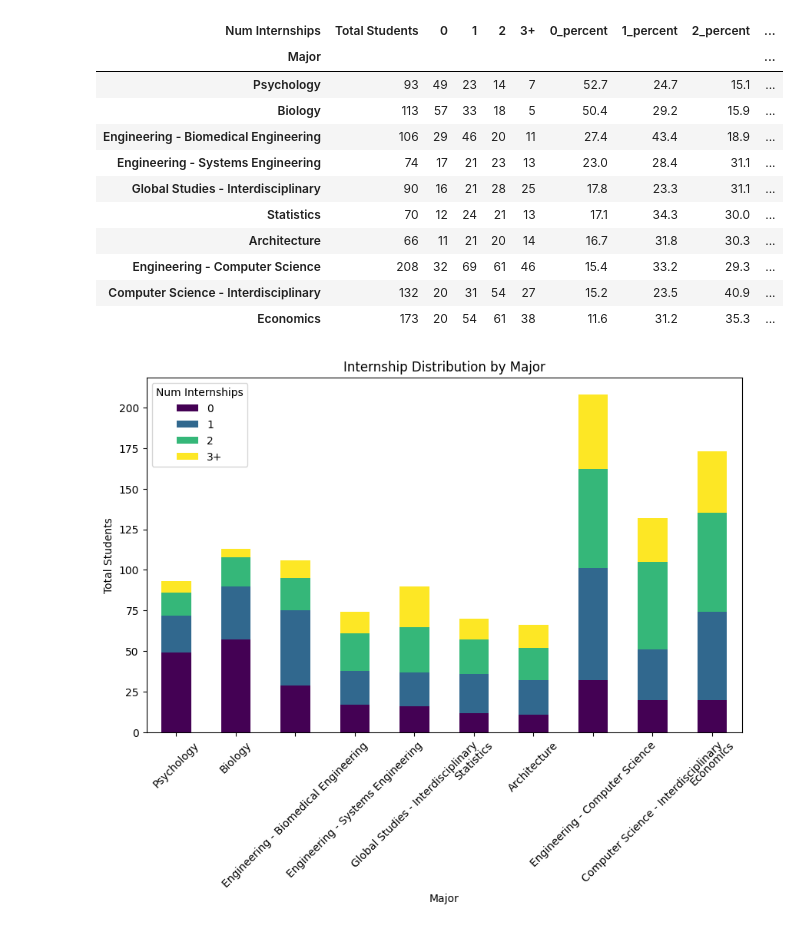
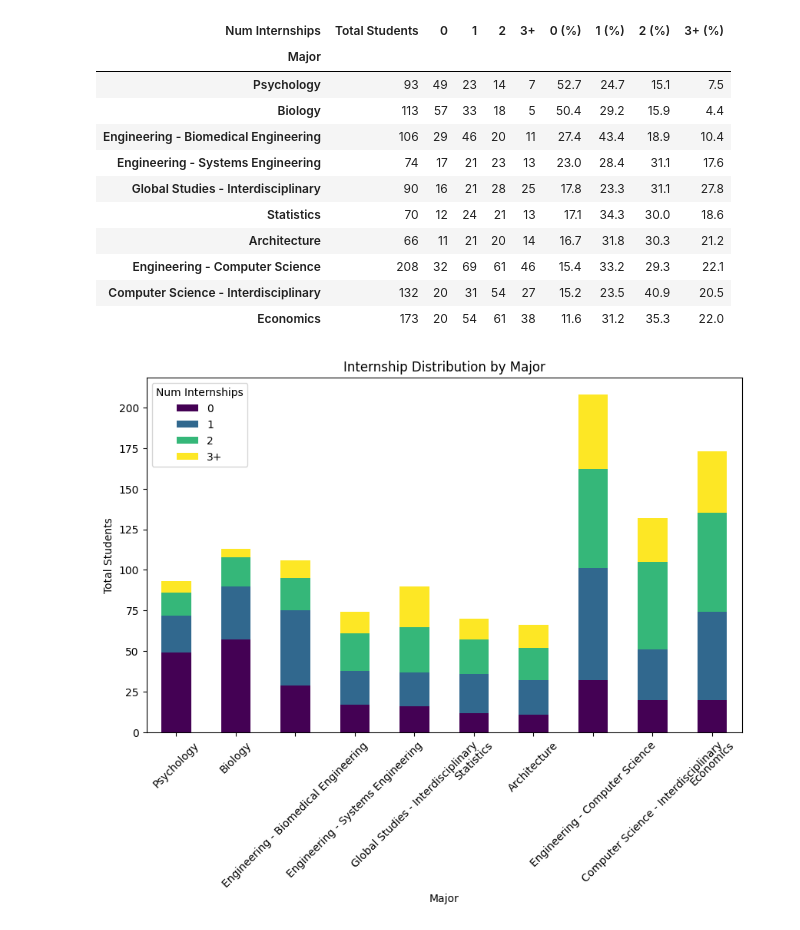
Before and after one commit to notjavo/career_center_dashboard, a Jupyter notebook: finding_outliers.ipynb, the cells around one changed output. Cells and saved outputs as stored; diff of their text form; code cells hidden in the pictures.

```diff
--- a/finding_outliers.ipynb
+++ b/finding_outliers.ipynb
@@ -11,36 +11,36 @@ data['num_internships'] = pd.concat([data['Number of Internships'], data['Q10.1_
 # %%
 counts= data.groupby('Major')['num_internships'].value_counts().unstack(fill_value=0)
 
 # Compute row-wise percentages
 row_percents = (counts.div(counts.sum(axis=1), axis=0) * 100)
 total_students = counts.sum(axis=1).rename('Total Students')
 
 
 # Append '_percent' to column names
-row_percents.columns = [f"{col}_percent" for col in row_percents.columns]
+row_percents.columns = [f"{col} (%)" for col in row_percents.columns]
 
 # Combine counts and percentages
 result = pd.concat([total_students, counts], axis=1)
 result = pd.concat([result, row_percents], axis=1)
 result.columns.name = 'Num Internships'
 result.index.name = 'Major'
 
 
 # User Specified Filters on the Data
 Threshold = 64 # minimum number of students in major to show
-sorting_column = '0_percent' # column to filter by
+sorting_column = '0 (%)' # column to filter by
 result = result[result['Total Students']>=Threshold].sort_values(by=sorting_column, ascending=False) # Show Highest First
 result.round(1)
 # %% [output]
-| Num Internships | Total Students | 0 | 1 | 2 | 3+ | 0_percent | 1_percent | 2_percent | ... |
-| Major |  |  |  |  |  |  |  |  | ... |
-| Psychology | 93 | 49 | 23 | 14 | 7 | 52.7 | 24.7 | 15.1 | ... |
-| Biology | 113 | 57 | 33 | 18 | 5 | 50.4 | 29.2 | 15.9 | ... |
-| Engineering - Biomedical Engineering | 106 | 29 | 46 | 20 | 11 | 27.4 | 43.4 | 18.9 | ... |
-| Engineering - Systems Engineering | 74 | 17 | 21 | 23 | 13 | 23.0 | 28.4 | 31.1 | ... |
-| Global Studies - Interdisciplinary | 90 | 16 | 21 | 28 | 25 | 17.8 | 23.3 | 31.1 | ... |
-| Statistics | 70 | 12 | 24 | 21 | 13 | 17.1 | 34.3 | 30.0 | ... |
-| Architecture | 66 | 11 | 21 | 20 | 14 | 16.7 | 31.8 | 30.3 | ... |
-| Engineering - Computer Science | 208 | 32 | 69 | 61 | 46 | 15.4 | 33.2 | 29.3 | ... |
-| Computer Science - Interdisciplinary | 132 | 20 | 31 | 54 | 27 | 15.2 | 23.5 | 40.9 | ... |
-| Economics | 173 | 20 | 54 | 61 | 38 | 11.6 | 31.2 | 35.3 | ... |
+| Num Internships | Total Students | 0 | 1 | 2 | 3+ | 0 (%) | 1 (%) | 2 (%) | 3+ (%) |
+| Major |  |  |  |  |  |  |  |  |  |
+| Psychology | 93 | 49 | 23 | 14 | 7 | 52.7 | 24.7 | 15.1 | 7.5 |
+| Biology | 113 | 57 | 33 | 18 | 5 | 50.4 | 29.2 | 15.9 | 4.4 |
+| Engineering - Biomedical Engineering | 106 | 29 | 46 | 20 | 11 | 27.4 | 43.4 | 18.9 | 10.4 |
+| Engineering - Systems Engineering | 74 | 17 | 21 | 23 | 13 | 23.0 | 28.4 | 31.1 | 17.6 |
+| Global Studies - Interdisciplinary | 90 | 16 | 21 | 28 | 25 | 17.8 | 23.3 | 31.1 | 27.8 |
+| Statistics | 70 | 12 | 24 | 21 | 13 | 17.1 | 34.3 | 30.0 | 18.6 |
+| Architecture | 66 | 11 | 21 | 20 | 14 | 16.7 | 31.8 | 30.3 | 21.2 |
+| Engineering - Computer Science | 208 | 32 | 69 | 61 | 46 | 15.4 | 33.2 | 29.3 | 22.1 |
+| Computer Science - Interdisciplinary | 132 | 20 | 31 | 54 | 27 | 15.2 | 23.5 | 40.9 | 20.5 |
+| Economics | 173 | 20 | 54 | 61 | 38 | 11.6 | 31.2 | 35.3 | 22.0 |
```
Also changed, not shown: parts of 4 cells of this notebook, 1 other file.
